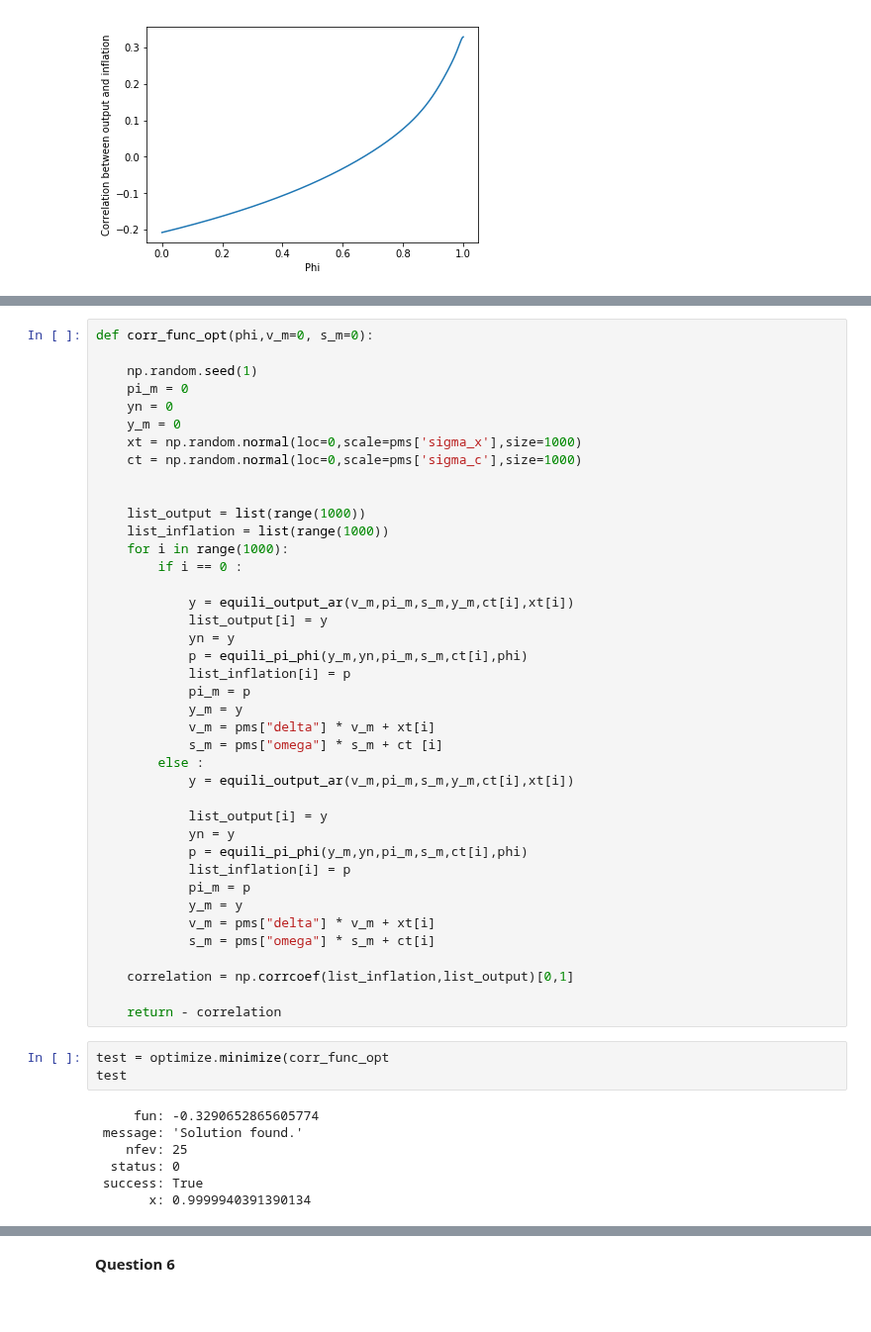
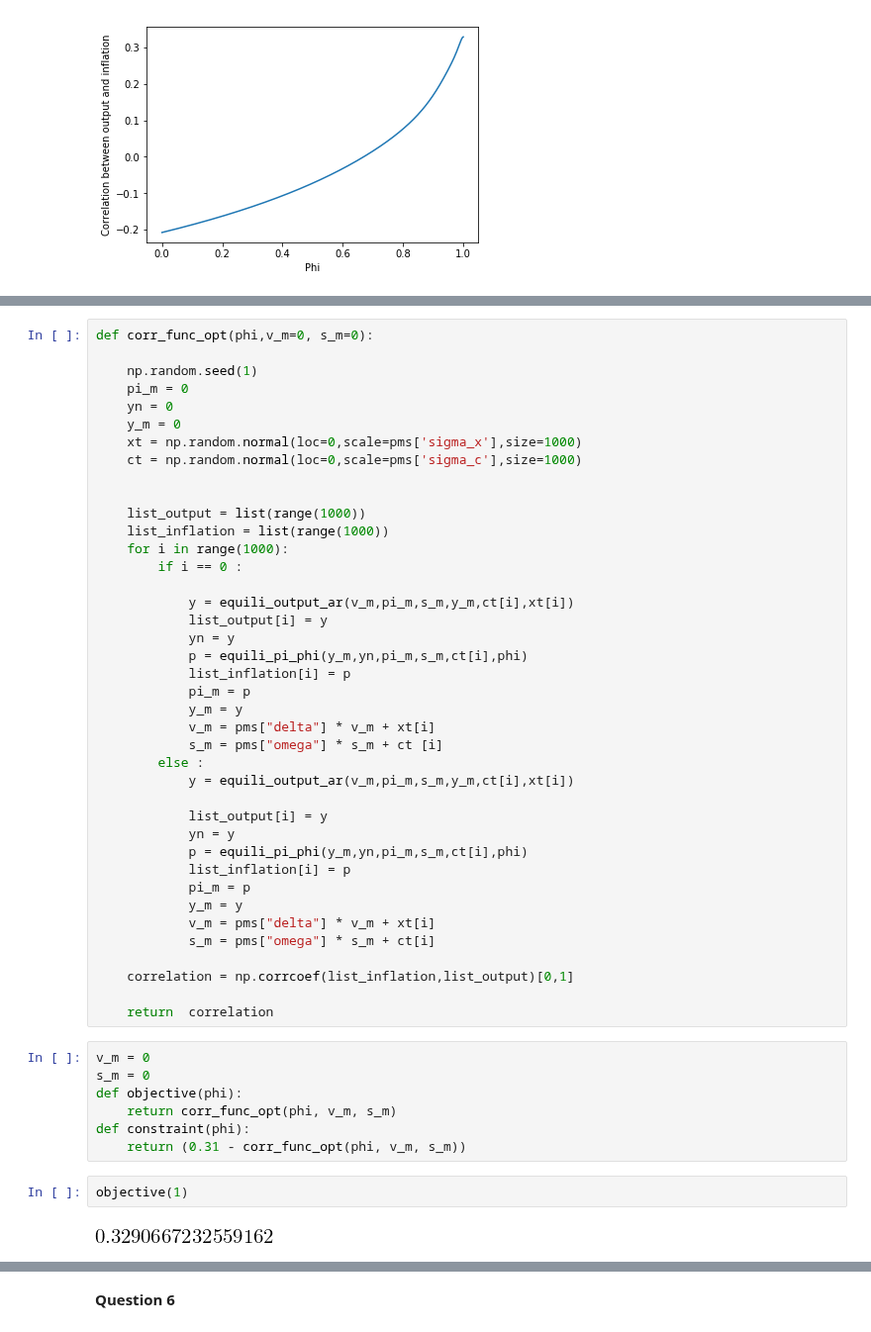
Before and after one commit to NumEconCopenhagen/projects-2019-al, a Jupyter notebook: examproject/examproject.ipynb, the cells around one changed output, grey strips where cells are left out. Shown at 99% size. Drawn from its saved outputs; the diff is of its cells as text.

```diff
--- a/examproject/examproject.ipynb
+++ b/examproject/examproject.ipynb
@@ -771,14 +760,15 @@ def corr_func_opt(phi,v_m=0, s_m=0):
 
     correlation = np.corrcoef(list_inflation,list_output)[0,1]
 
-    return - correlation
+    return  correlation
-# %%
-test = optimize.minimize(corr_func_opt
-test
-# %% [output]
-     fun: -0.3290652865605774
- message: 'Solution found.'
-    nfev: 25
-  status: 0
- success: True
-       x: 0.9999940391390134
+# %%
+v_m = 0
+s_m = 0
+def objective(phi):
+    return corr_func_opt(phi, v_m, s_m)
+def constraint(phi):
+    return (0.31 - corr_func_opt(phi, v_m, s_m))
+# %%
+objective(1)
+# %% [output]
+[figure, added]
```
Also changed, not shown: parts of 31 cells of this notebook, 1 other file.
